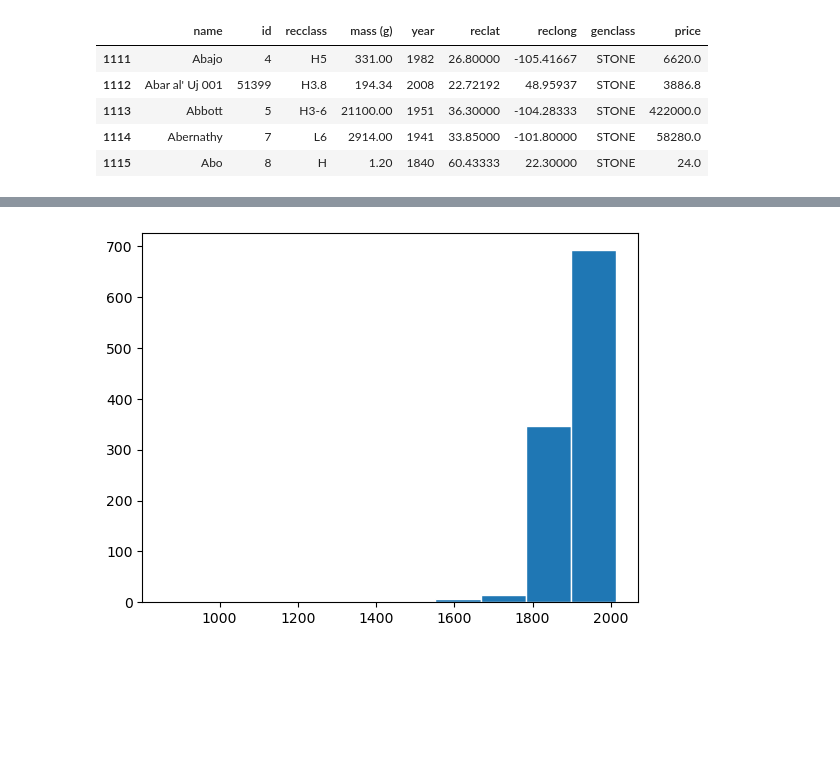
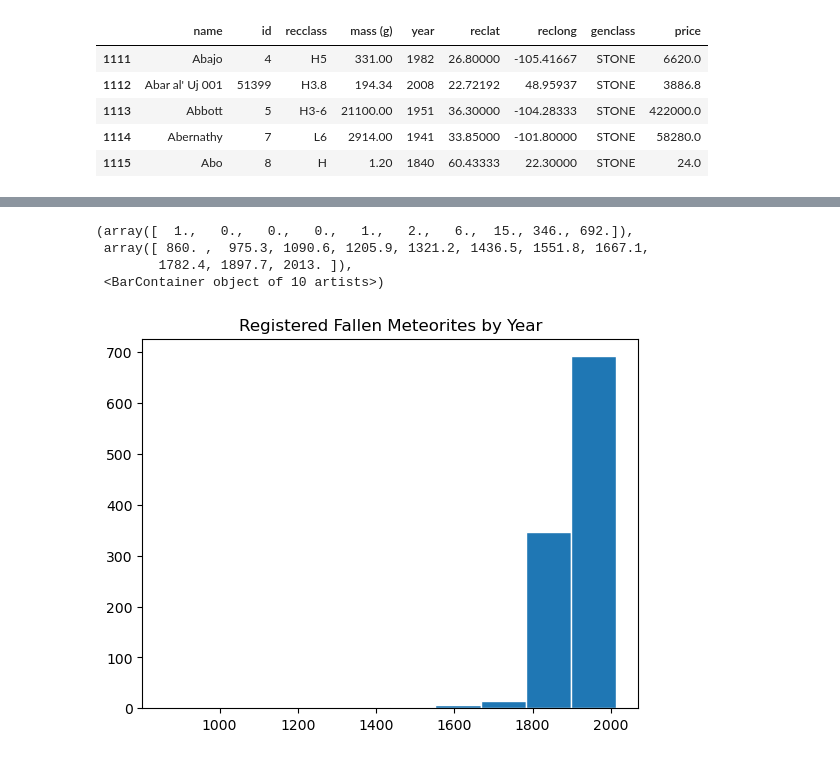
Before and after one commit to TheOceanMan7/meteorite-data, a Jupyter notebook: Meteorite_Landings.ipynb, the cells around one changed output, grey strips where cells are left out. Cells and saved outputs as stored; diff of their text form; code cells hidden in the pictures; blank space fills up the shorter version.

```diff
--- a/Meteorite_Landings.ipynb
+++ b/Meteorite_Landings.ipynb
@@ -329,5 +346,9 @@ plt.show()
 # %%
+plt.title("Registered Fallen Meteorites by Year")
 plt.hist(clean_fallen['year'], edgecolor='white', bins=10)
-plt.show()
 # %% [output]
+(array([  1.,   0.,   0.,   0.,   1.,   2.,   6.,  15., 346., 692.]),
+ array([ 860. ,  975.3, 1090.6, 1205.9, 1321.2, 1436.5, 1551.8, 1667.1,
+        1782.4, 1897.7, 2013. ]),
+ <BarContainer object of 10 artists>)
-[figure, old version]
+[figure, new version]
```
Also changed, not shown: parts of 8 cells of this notebook.
